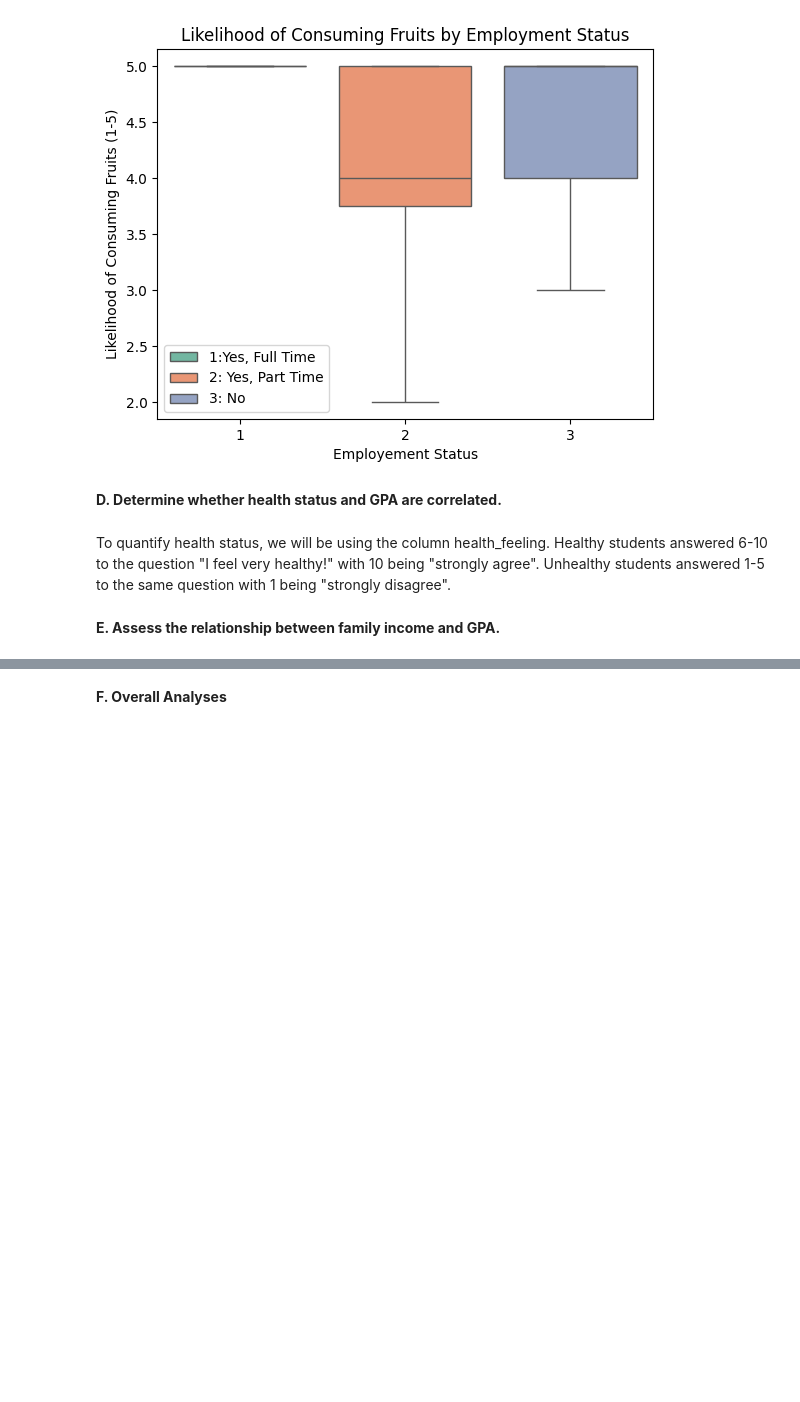
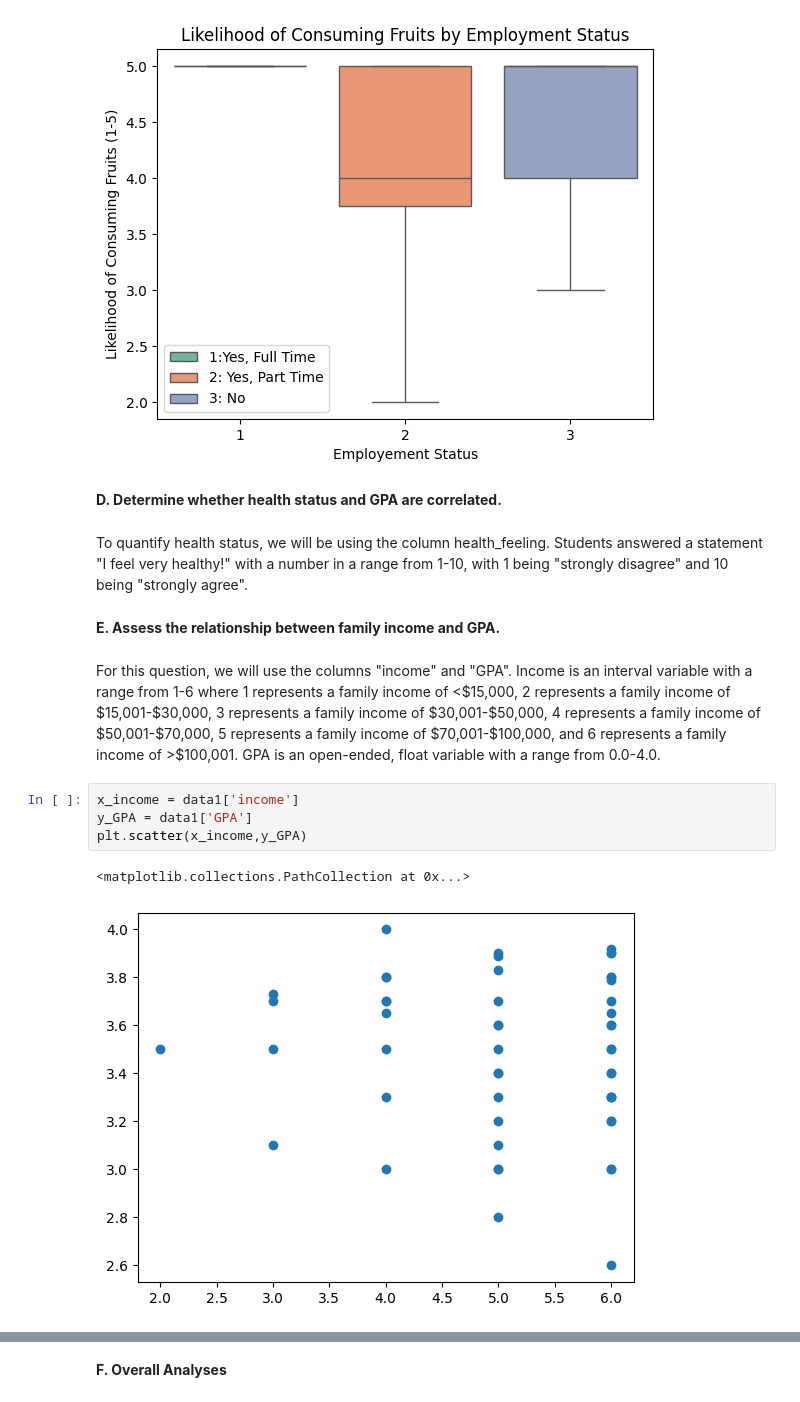
Before and after one commit to laur-park/dsci235-final-project, a Jupyter notebook: Diddi_Parker_Final_Project.ipynb, the cells around one changed output, grey strips where cells are left out. Cells and saved outputs as stored; diff of their text form; blank space fills up the shorter version.

```diff
--- a/Diddi_Parker_Final_Project.ipynb
+++ b/Diddi_Parker_Final_Project.ipynb
@@ -185,6 +179,15 @@ Passing `palette` without assigning `hue` is deprecated and will be removed in v
 # %% [markdown]
 **D. Determine whether health status and GPA are correlated.**
 # %% [markdown]
-To quantify health status, we will be using the column health_feeling. Healthy students answered 6-10 to the question "I feel very healthy!" with 10 being "strongly agree". Unhealthy students answered 1-5 to the same question with 1 being "strongly disagree".
+To quantify health status, we will be using the column health_feeling. Students answered a statement "I feel very healthy!" with a number in a range from 1-10, with 1 being "strongly disagree" and 10 being "strongly agree".
 # %% [markdown]
 **E. Assess the relationship between family income and GPA.**
+# %% [markdown]
+For this question, we will use the columns "income" and "GPA". Income is an interval variable with a range from 1-6 where 1 represents a family income of <\$15,000, 2 represents a family income of \$15,001-\$30,000, 3 represents a family income of \$30,001-\$50,000, 4 represents a family income of \$50,001-\$70,000, 5 represents a family income of \$70,001-\$100,000, and 6 represents a family income of >\$100,001. GPA is an open-ended, float variable with a range from 0.0-4.0.
+# %%
+x_income = data1['income']
+y_GPA = data1['GPA']
+plt.scatter(x_income,y_GPA)
+# %% [output]
+<matplotlib.collections.PathCollection at 0x...>
+[figure, added]
```
Also changed, not shown: parts of 19 cells of this notebook.
